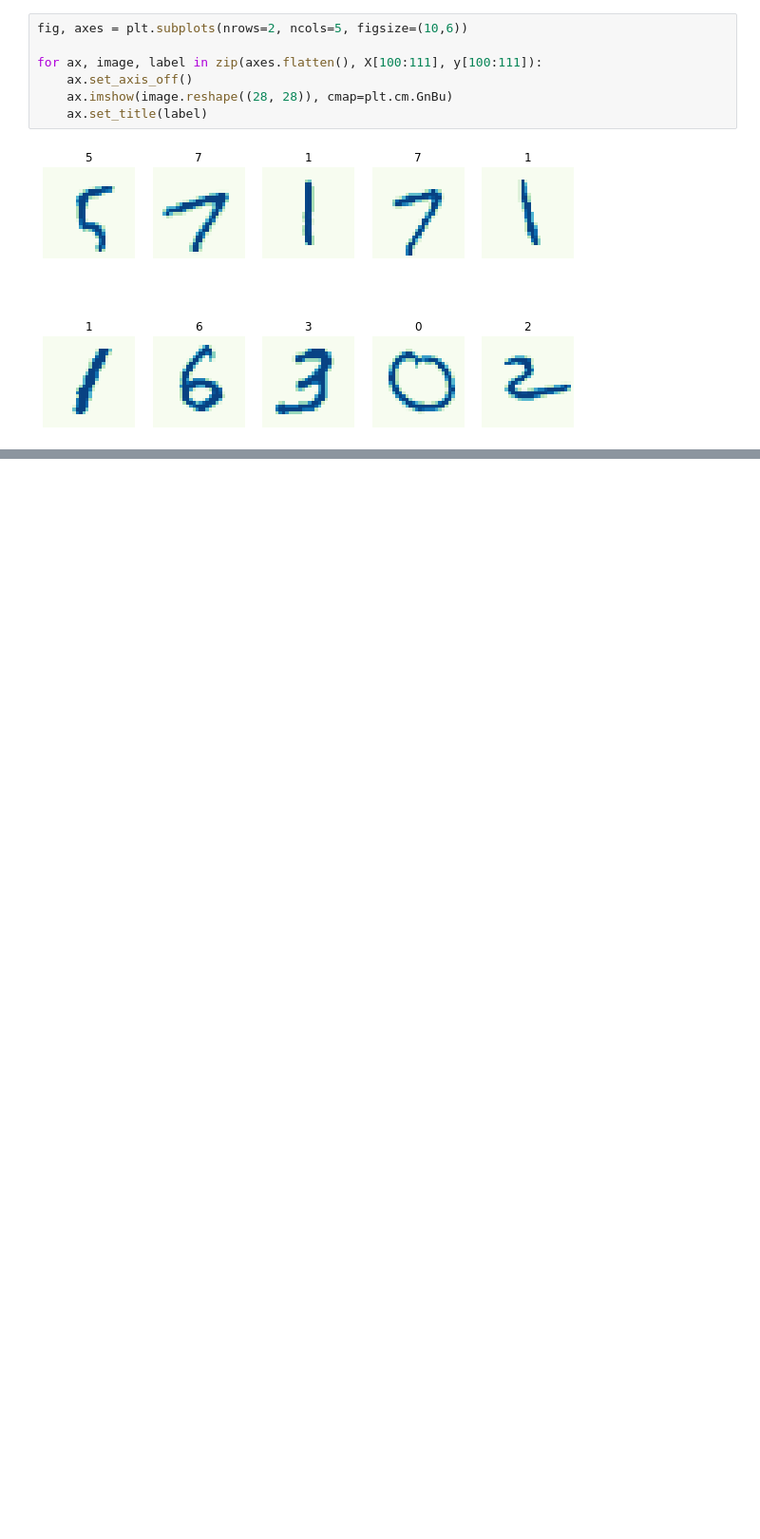
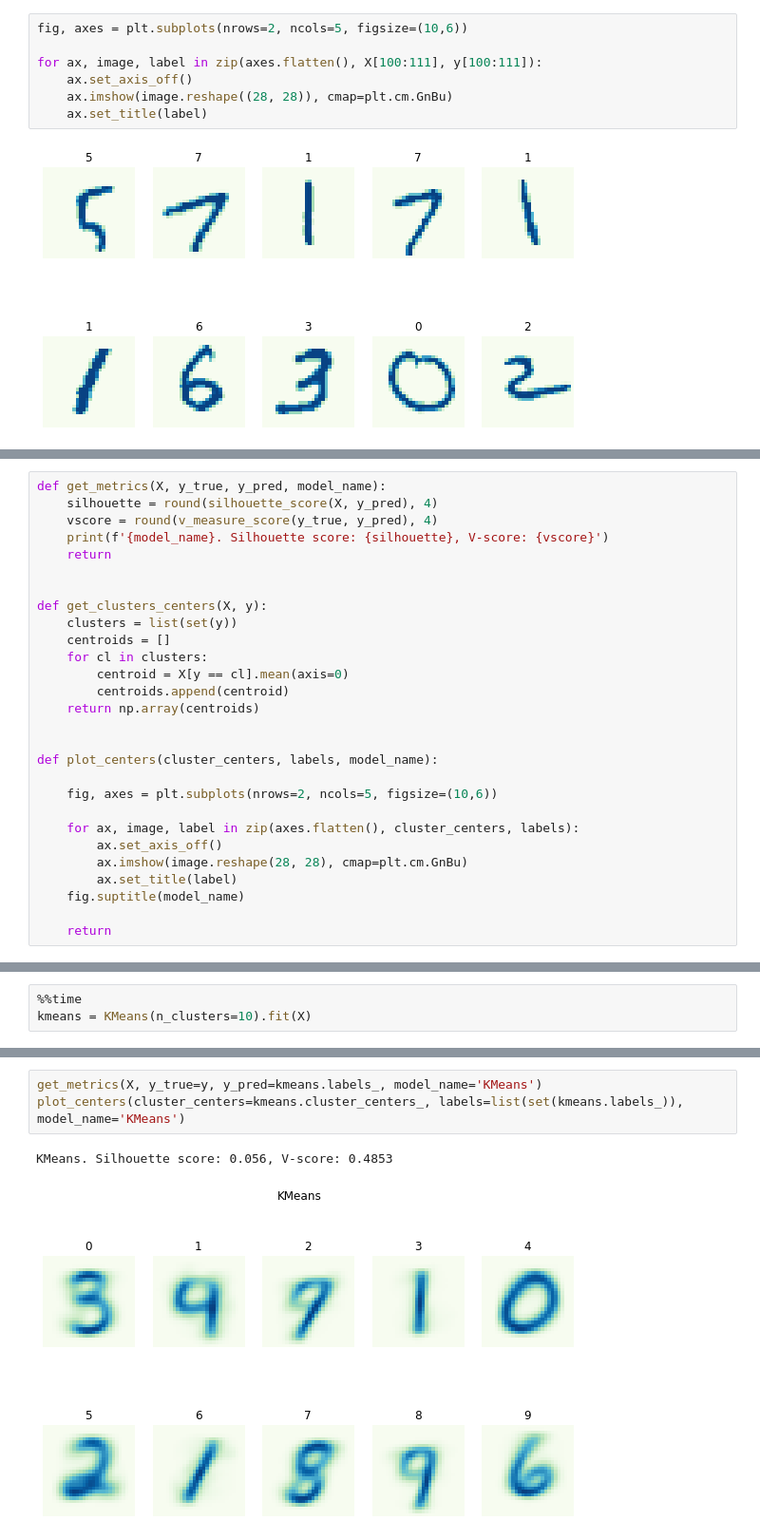
Before and after one commit to albert-bariev/rs-school-ml, a Jupyter notebook: 8_clustering.ipynb, the cells around one changed output, grey strips where cells are left out. Shown at 95% size. Drawn from its saved outputs; the diff is of its cells as text; blank space fills up the shorter version.

```diff
--- a/8_clustering.ipynb
+++ b/8_clustering.ipynb
@@ -526,0 +526,28 @@ for ax, image, label in zip(axes.flatten(), X[100:111], y[100:111]):
+# %%
+def get_metrics(X, y_true, y_pred, model_name):
+    silhouette = round(silhouette_score(X, y_pred), 4)
+    vscore = round(v_measure_score(y_true, y_pred), 4)
+    print(f'{model_name}. Silhouette score: {silhouette}, V-score: {vscore}')
+    return
+
+
+def get_clusters_centers(X, y):
+    clusters = list(set(y))
+    centroids = []
+    for cl in clusters:
+        centroid = X[y == cl].mean(axis=0)
+        centroids.append(centroid)
+    return np.array(centroids)
+
+
+def plot_centers(cluster_centers, labels, model_name):
+
+    fig, axes = plt.subplots(nrows=2, ncols=5, figsize=(10,6))
+
+    for ax, image, label in zip(axes.flatten(), cluster_centers, labels):
+        ax.set_axis_off()
+        ax.imshow(image.reshape(28, 28), cmap=plt.cm.GnBu)
+        ax.set_title(label)
+    fig.suptitle(model_name)
+
+    return
@@ -526,0 +556,3 @@ for ax, image, label in zip(axes.flatten(), X[100:111], y[100:111]):
+# %%
+%%time
+kmeans = KMeans(n_clusters=10).fit(X)
@@ -526,0 +562,6 @@ for ax, image, label in zip(axes.flatten(), X[100:111], y[100:111]):
+# %%
+get_metrics(X, y_true=y, y_pred=kmeans.labels_, model_name='KMeans')
+plot_centers(cluster_centers=kmeans.cluster_centers_, labels=list(set(kmeans.labels_)), model_name='KMeans')
+# %% [output]
+KMeans. Silhouette score: 0.056, V-score: 0.4853
+[figure, added]
```
Also changed, not shown: parts of 58 cells of this notebook.
